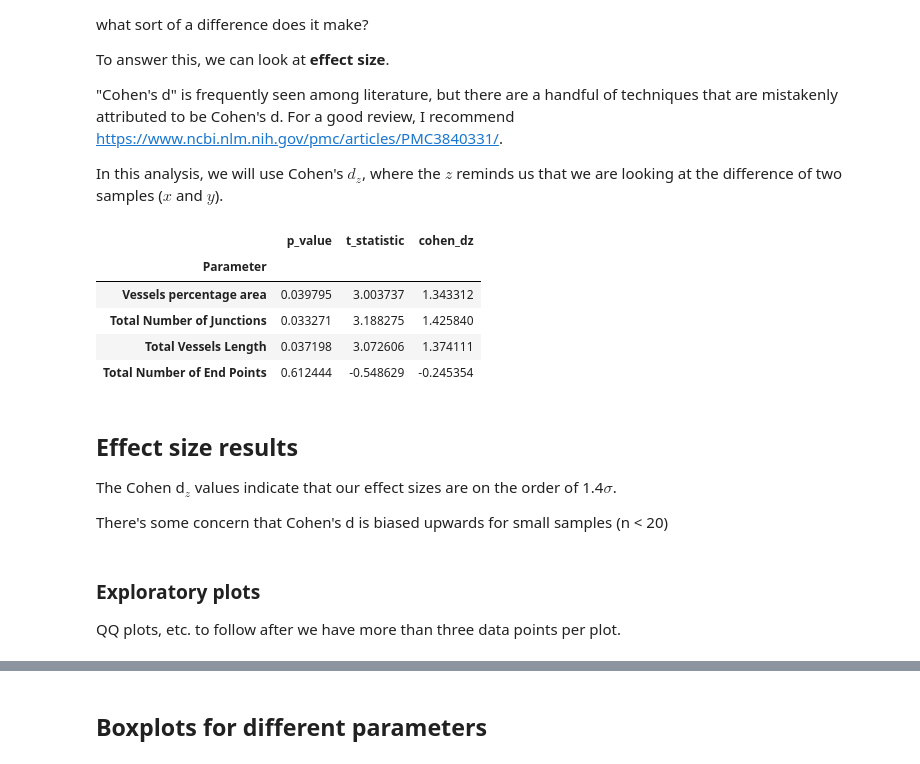
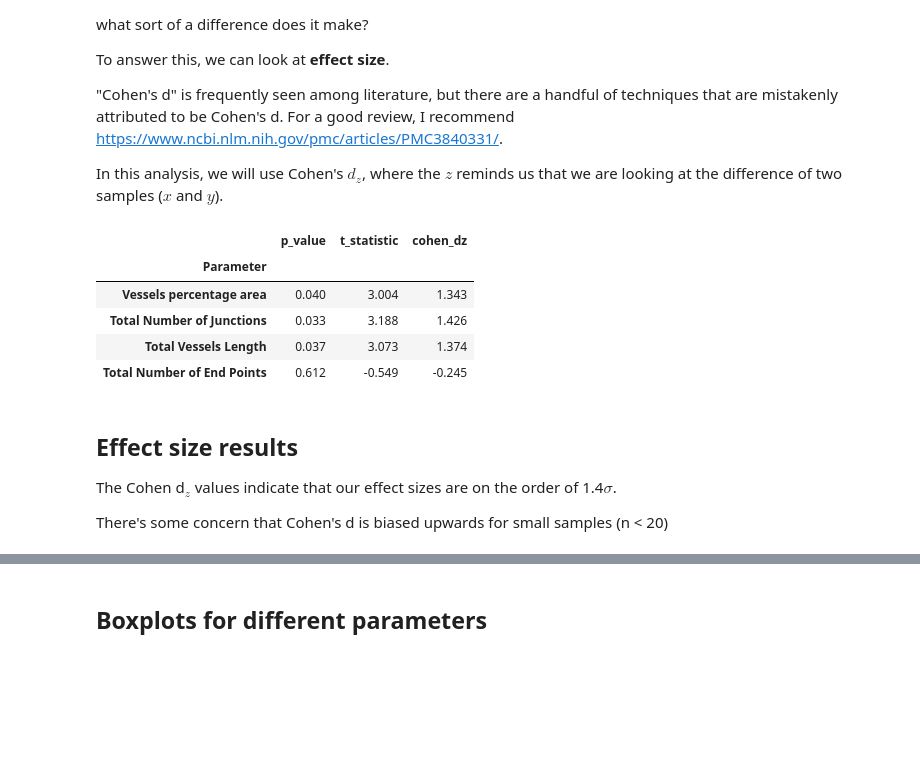
Before and after one commit to MixedIndentations/Angiogenesis-Density, a Jupyter notebook: RetinalCells-PairedTtest.ipynb, the cells around one changed output, grey strips where cells are left out. Saved outputs shown, nothing was run; the diff lists cells and outputs as text; code cells hidden in the pictures; blank space fills up the shorter version.

```diff
--- a/RetinalCells-PairedTtest.ipynb
+++ b/RetinalCells-PairedTtest.ipynb
@@ -11,10 +11,13 @@ import numpy as np
 import pandas as pd
 
 #tweaked_results = './processed/tweaked/TweakedResults11-6-2017.xls'
-tweaked_results = './processed/tweaked/TweakedResults2017-12-4.xls'
+tweaked_results = './data/TweakedResults2017-12-4.xls'
 data = pd.read_excel(tweaked_results,
                      usecols = "A, G, N, O, Q, S")
-## These are the columns from Excel that we're interested in.
+# These are the Excel columns that correspond to
+# the desired AngioTool output parameters
+
+pd.options.display.float_format = '{:,.2f}'.format
 # %% [markdown]
 Confirm you loaded the correct thing by looking at the header. You can always look at a Dataframe's header through `df.head()`
 # %%
@@ -38,7 +41,7 @@ data['AnimalID'] = [x[:4] for x in data['Image Name']]
 ### Load genotyping key
 Once again, we'll use the `read_excel` tool found within the `pandas` library.
 # %%
-key = pd.read_excel('genotypingkey.xlsx')
+key = pd.read_excel('./data/genotypingkey.xlsx')
 #key
 # %% [markdown]
 ### Obtain entire dataset
@@ -48,18 +51,21 @@ We can also drop unneeded columns such as `Image Name`, `ID`, and the duplicated
 # %%
 merged_inner = pd.merge(left = data, right = key,
                         how = 'inner',
-                        left_on = 'AnimalID',
+                        left_on =  'AnimalID',
                         right_on = 'AnimalID'
                        )
 ## Drop unneeded columns
-merged_inner.drop('Litter_y', axis = 1, inplace = True)
-merged_inner.drop('ID', axis = 1, inplace = True)
-merged_inner.drop('Image Name', axis = 1, inplace = True)
+merged_inner.drop('Litter_y',         axis = 1, inplace = True)
+merged_inner.drop('ID',               axis = 1, inplace = True)
+merged_inner.drop('Image Name',       axis = 1, inplace = True)
 merged_inner.drop('Vessel Thickness', axis = 1, inplace = True)
 
 merged_inner.rename(columns = {'Litter_x':'Litter'},
                     inplace = True)
+
+pd.options.display.float_format = '{:,.2f}'.format
+
 ## Show first five observations
-merged_inner
+merged_inner.head()
 # %% [output]
 |  | Vessels percentage area | Total Number of Junctions | Total Vessels Length | Total Number of End Points | Litter | ... |
@@ -242,37 +187,34 @@ In this analysis, we will use Cohen's $d_z$, where the $z$ reminds us that we ar
 # %%
 ## Calculate Cohen's d using test statistic and n
 ## https://www.ncbi.nlm.nih.gov/pmc/articles/PMC3840331/
 def get_cohens_d_z(t_statistic, n):
     """Returns Cohen's d_z
 
     One way of calculating Cohen's d is by
     taking the t-statistic and dividing it by
     the square root of the sample size.
     """
     d = [t / np.sqrt(n)
          for t in t_statistic]
 
     return d
 
 n = len(wildVPA)
+cohens_d_values = get_cohens_d_z(t_statistics, n)
 
-cohens_d_values = get_cohens_d(t_statistics, n)
+pd.options.display.float_format = '{:,.3f}'.format
 
 stat_df['cohen_dz'] = cohens_d_values
 stat_df.set_index('Parameter')
 # %% [output]
 |  | p_value | t_statistic | cohen_dz |
 | Parameter |  |  |  |
-| Vessels percentage area | 0.039795 | 3.003737 | 1.343312 |
-| Total Number of Junctions | 0.033271 | 3.188275 | 1.425840 |
-| Total Vessels Length | 0.037198 | 3.072606 | 1.374111 |
-| Total Number of End Points | 0.612444 | -0.548629 | -0.245354 |
+| Vessels percentage area | 0.040 | 3.004 | 1.343 |
+| Total Number of Junctions | 0.033 | 3.188 | 1.426 |
+| Total Vessels Length | 0.037 | 3.073 | 1.374 |
+| Total Number of End Points | 0.612 | -0.549 | -0.245 |
 # %% [markdown]
 ## Effect size results
 The Cohen d$_z$ values indicate that our effect sizes are on the order of 1.4$\sigma$.
 
 There's some concern that Cohen's d is biased upwards for small samples (n < 20)
-# %% [markdown]
-### Exploratory plots
-
-QQ plots, etc. to follow after we have more than three data points per plot.
```
Also changed, not shown: parts of 36 cells of this notebook, 2 other files.
